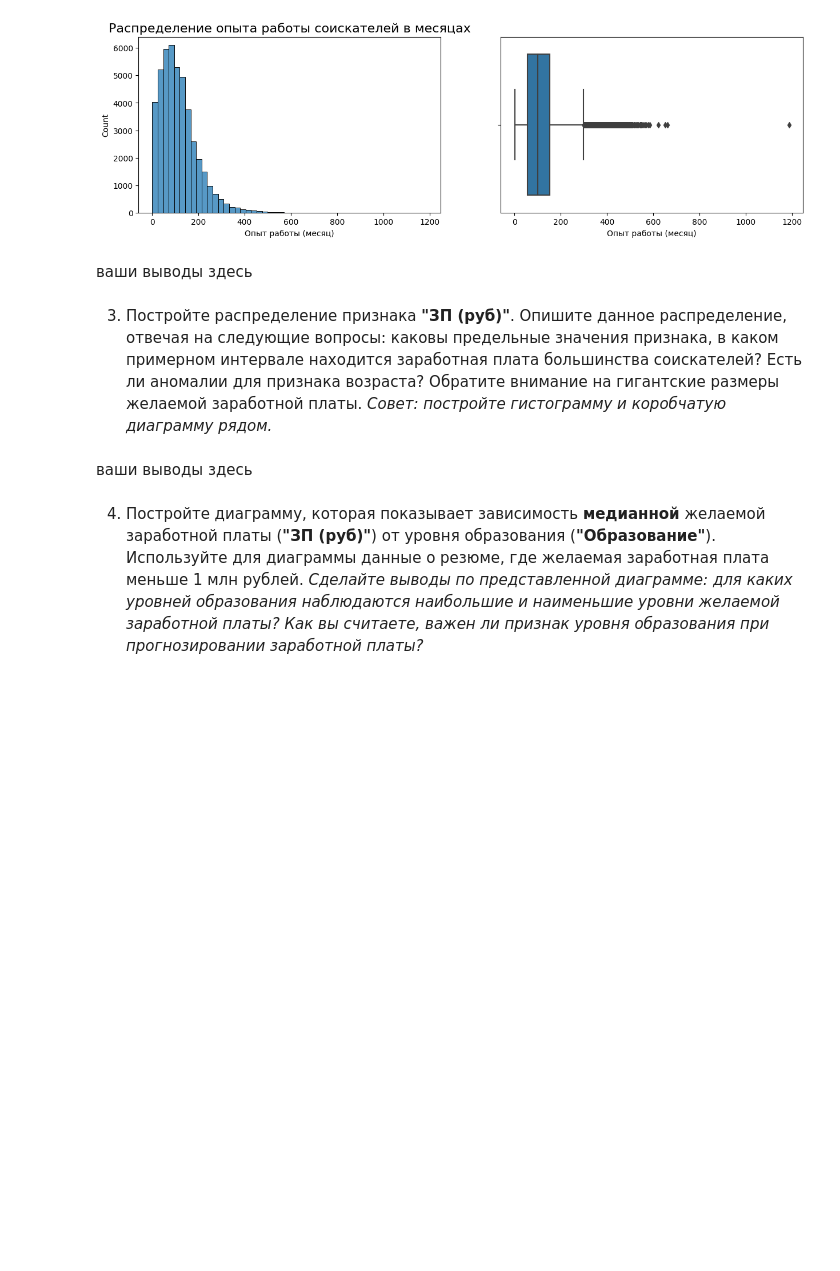
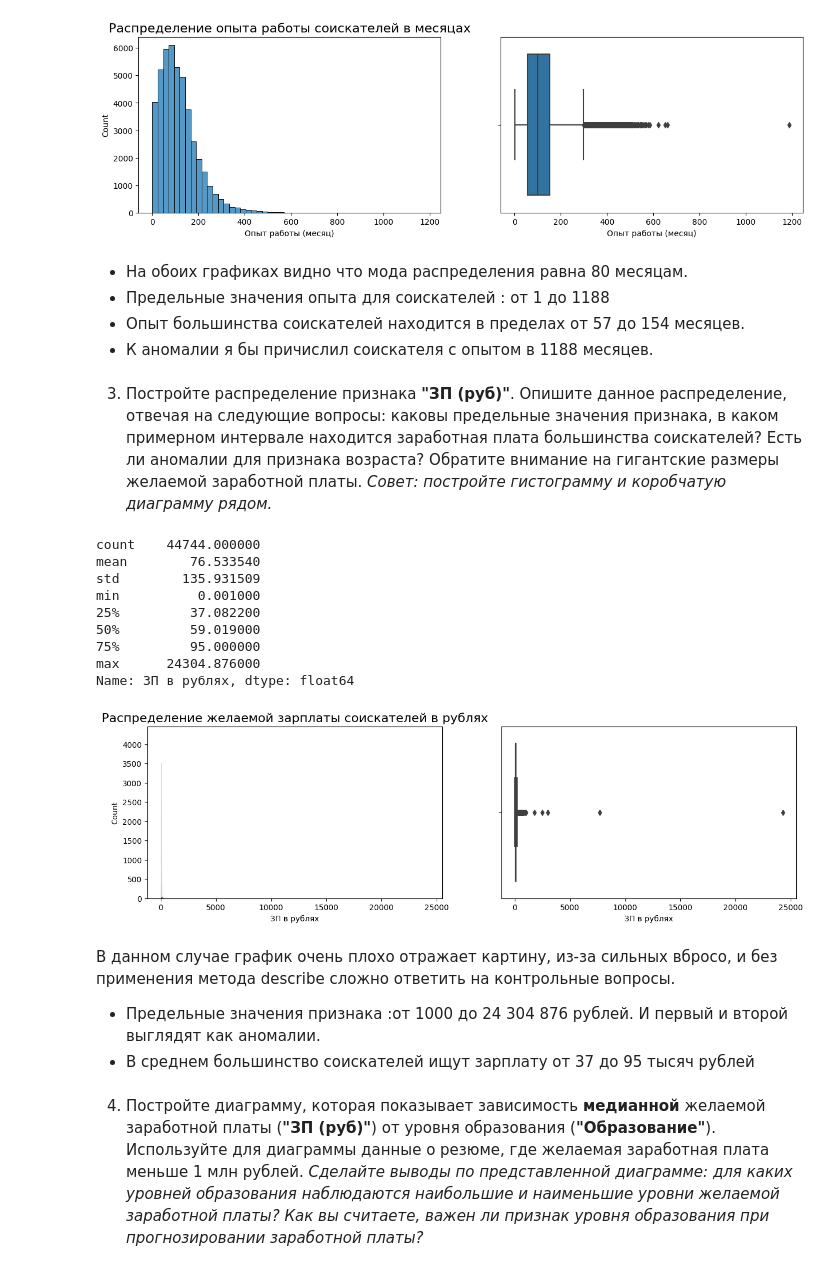
Before and after one commit to Dharmaviira/First_project_of_SF, a Jupyter notebook: Learning-DS-SF/PROJECT-1/Project-1._Ноутбук-шаблон.ipynb, the cells around one changed output. Drawn from its saved outputs; the diff is of its cells as text; code cells hidden in the pictures; blank space fills up the shorter version.

Commit message:
add salary visualisation

```diff
--- a/Learning-DS-SF/PROJECT-1/Project-1._Ноутбук-шаблон.ipynb
+++ b/Learning-DS-SF/PROJECT-1/Project-1._Ноутбук-шаблон.ipynb
@@ -538,14 +540,42 @@ sns.boxplot(data=hh, x='Опыт работы (месяц)', ax=axes[1])
 <Axes: xlabel='Опыт работы (месяц)'>
 [figure]
 # %% [markdown]
-ваши выводы здесь
+* На обоих графиках видно что мода распределения равна 80 месяцам.
+* Предельные значения опыта для соискателей : от 1 до 1188
+* Опыт большинства соискателей находится в пределах от 57 до 154 месяцев.
+* К аномалии я бы причислил соискателя с опытом в 1188 месяцев.
 # %% [markdown]
 3. Постройте распределение признака **"ЗП (руб)"**. Опишите данное распределение, отвечая на следующие вопросы: каковы предельные значения признака, в каком примерном интервале находится заработная плата большинства соискателей? Есть ли аномалии для признака возраста? Обратите внимание на гигантские размеры желаемой заработной платы.
 *Совет: постройте гистограмму и коробчатую диаграмму рядом.*
 # %%
-# ваш код здесь
+hh['ЗП в рублях'] = hh['ЗП в рублях'].apply(lambda x: x / 1000)
+
+fig, axes = plt.subplots(nrows=1, ncols=2, figsize=(15, 4))
+plt.subplots_adjust(hspace=.0)
+
+# Используем ax=axes для отображения результатов на соответствующих осях
+sns.histplot(data=hh, x='ЗП в рублях', ax=axes[0])
+axes[0].set_title('Распределение желаемой зарплаты соискателей в рублях', fontsize=16)
+
+# Аналогично для boxplot
+sns.boxplot(data=hh, x='ЗП в рублях', ax=axes[1])
+
+hh['ЗП в рублях'].describe()
+# %% [output]
+count    44744.000000
+mean        76.533540
+std        135.931509
+min          0.001000
+25%         37.082200
+50%         59.019000
+75%         95.000000
+max      24304.876000
+Name: ЗП в рублях, dtype: float64
+[figure, added]
 # %% [markdown]
-ваши выводы здесь
+В данном случае график очень плохо отражает картину, из-за сильных вбросо, и без применения метода describe сложно ответить на контрольные вопросы.
+*  Предельные значения признака :от 1000 до 24 304 876 рублей. И первый и второй выглядят как аномалии.
+*  В среднем большинство соискателей ищут зарплату от 37  до 95 тысяч рублей
 # %% [markdown]
 4. Постройте диаграмму, которая показывает зависимость **медианной** желаемой заработной платы (**"ЗП (руб)"**) от уровня образования (**"Образование"**). Используйте для диаграммы данные о резюме, где желаемая заработная плата меньше 1 млн рублей.
 *Сделайте выводы по представленной диаграмме: для каких уровней образования наблюдаются наибольшие и наименьшие уровни желаемой заработной платы? Как вы считаете, важен ли признак уровня образования при прогнозировании заработной платы?*
```
Also changed, not shown: parts of 3 cells of this notebook, 1 other file.
